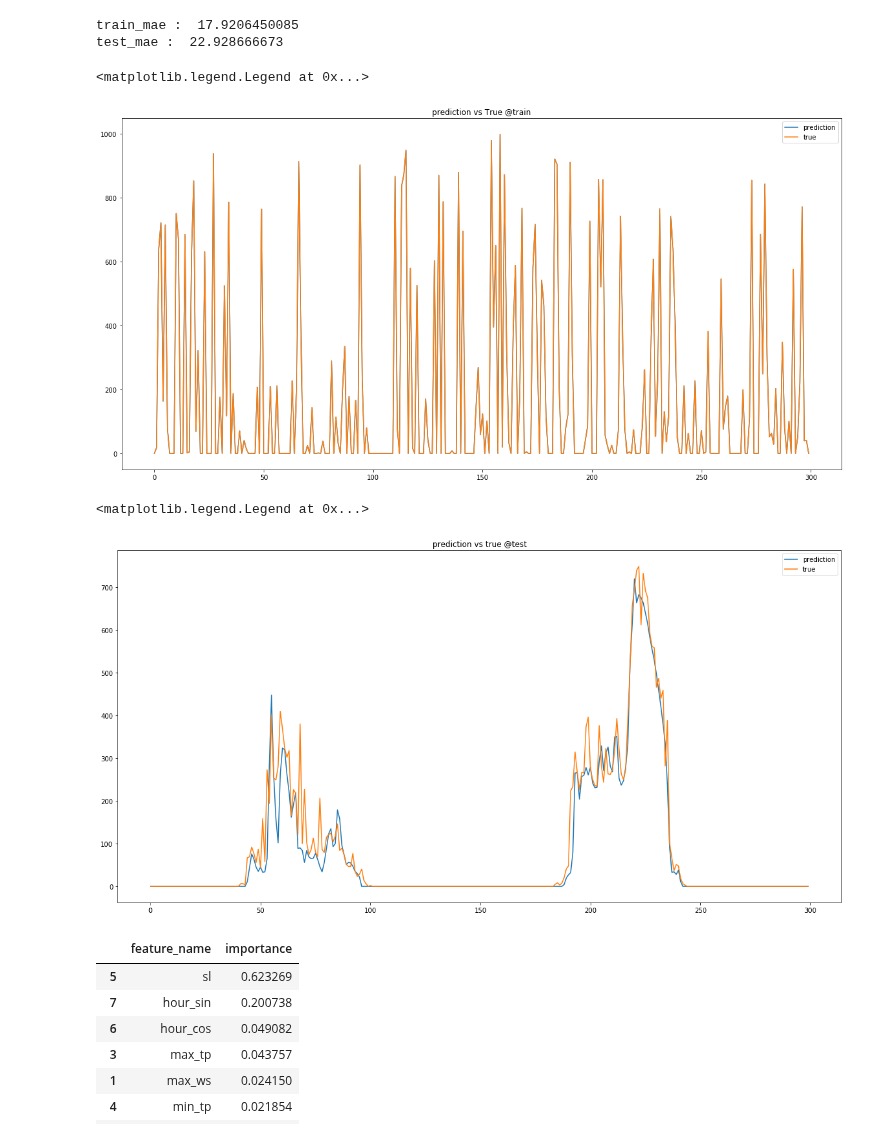
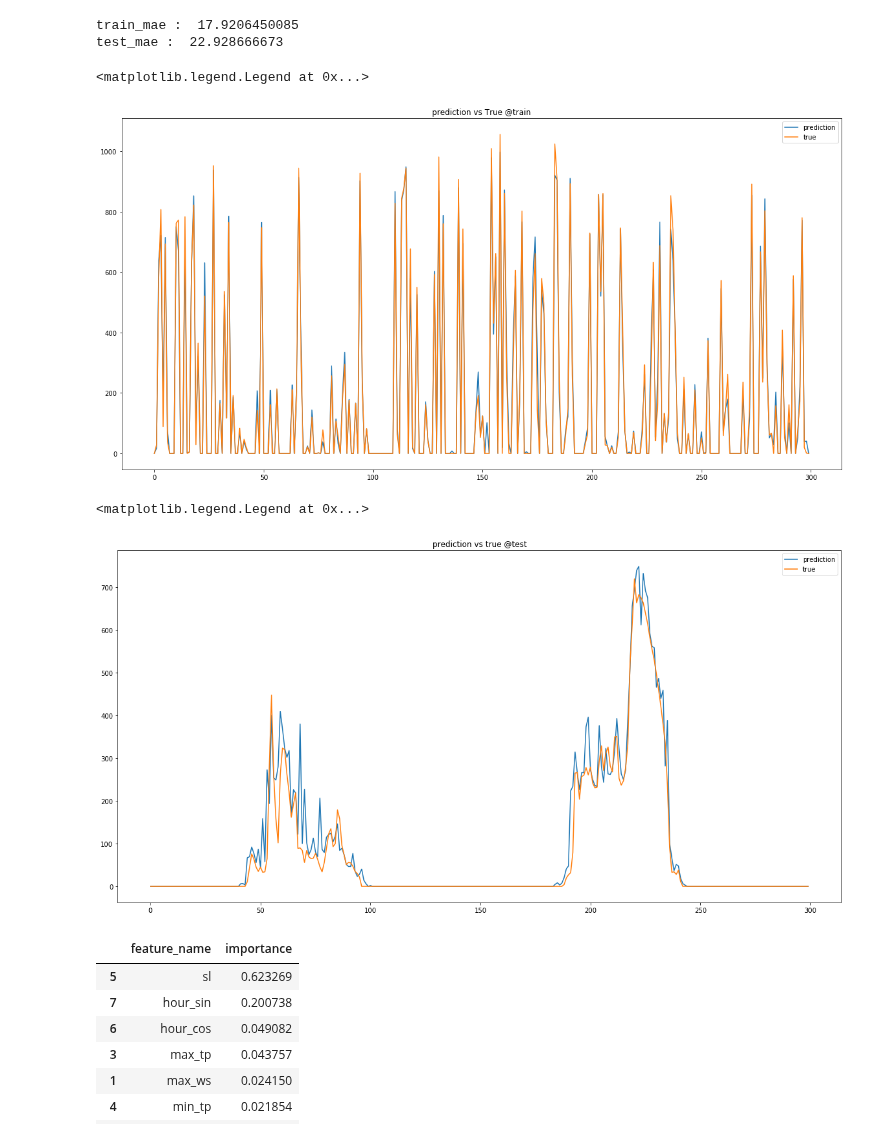
Before and after one commit to gciteam6/predict_amd, a Jupyter notebook: predict_output_by_realdata.ipynb, the cells around one changed output. Saved outputs shown, nothing was run; the diff lists cells and outputs as text; code cells hidden in the pictures.

```diff
--- a/predict_output_by_realdata.ipynb
+++ b/predict_output_by_realdata.ipynb
@@ -167,21 +167,21 @@ test_mae :  22.928666673
 # %%
 plt.figure(figsize=(20, 10))
 plt.plot(Y_train_pred[0:300], label = "prediction")
-plt.plot(Y_train_pred[0:300], label = "true")
+plt.plot(Y_train[0:300], label = "true")
 plt.title("prediction vs True @train")
 plt.legend()
 # %% [output]
 <matplotlib.legend.Legend at 0x...>
-[figure, old version]
+[figure, new version]
 # %%
 plt.figure(figsize=(20, 10))
-plt.plot(Y_test[0:300], label = "prediction")
-plt.plot(Y_test_pred[0:300], label = "true")
+plt.plot(Y_test_pred[0:300], label = "prediction")
+plt.plot(Y_test[0:300], label = "true")
 plt.title("prediction vs true @test")
 plt.legend()
 # %% [output]
 <matplotlib.legend.Legend at 0x...>
-[figure, old version]
+[figure, new version]
 # %%
 important_feature = rf.feature_importances_
 # %%
```
Also changed, not shown: parts of 17 cells of this notebook.
